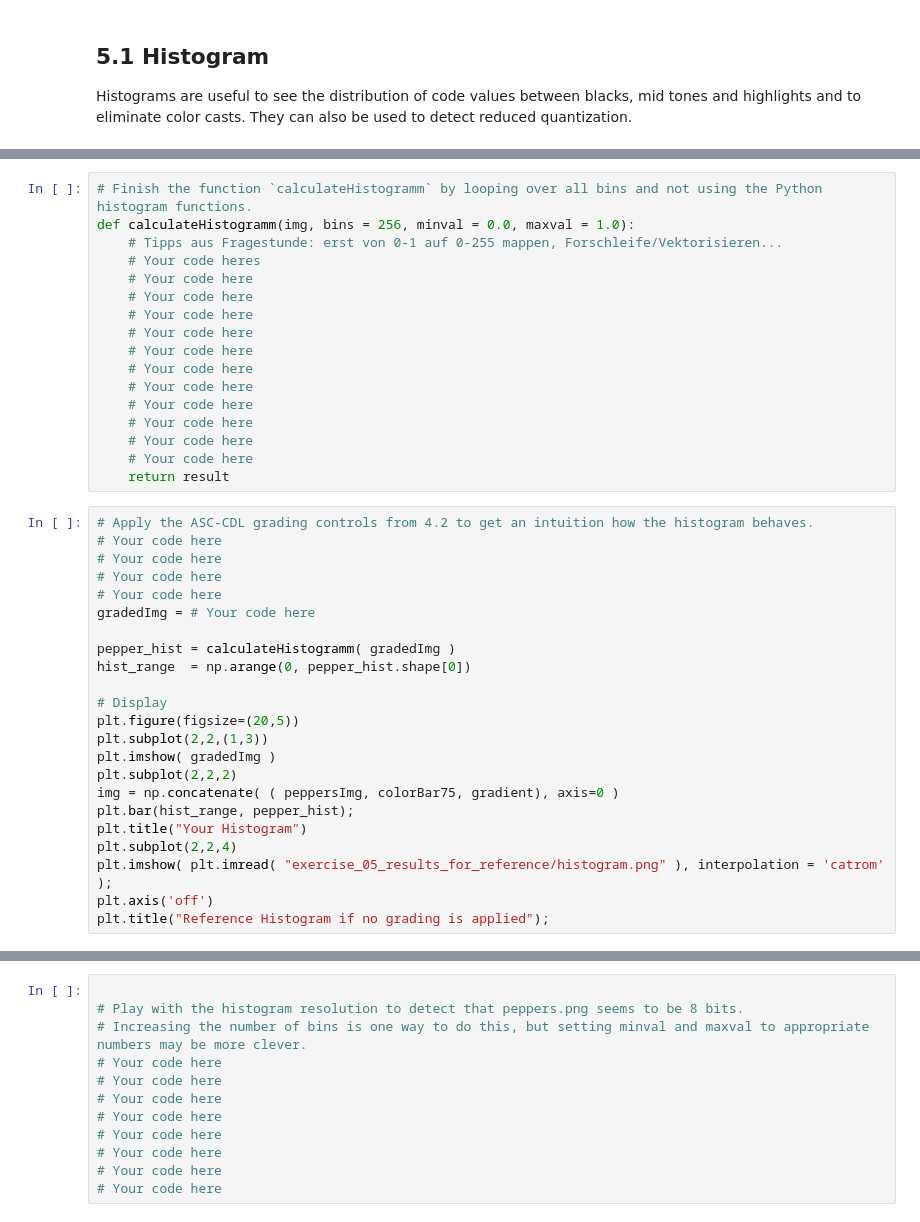
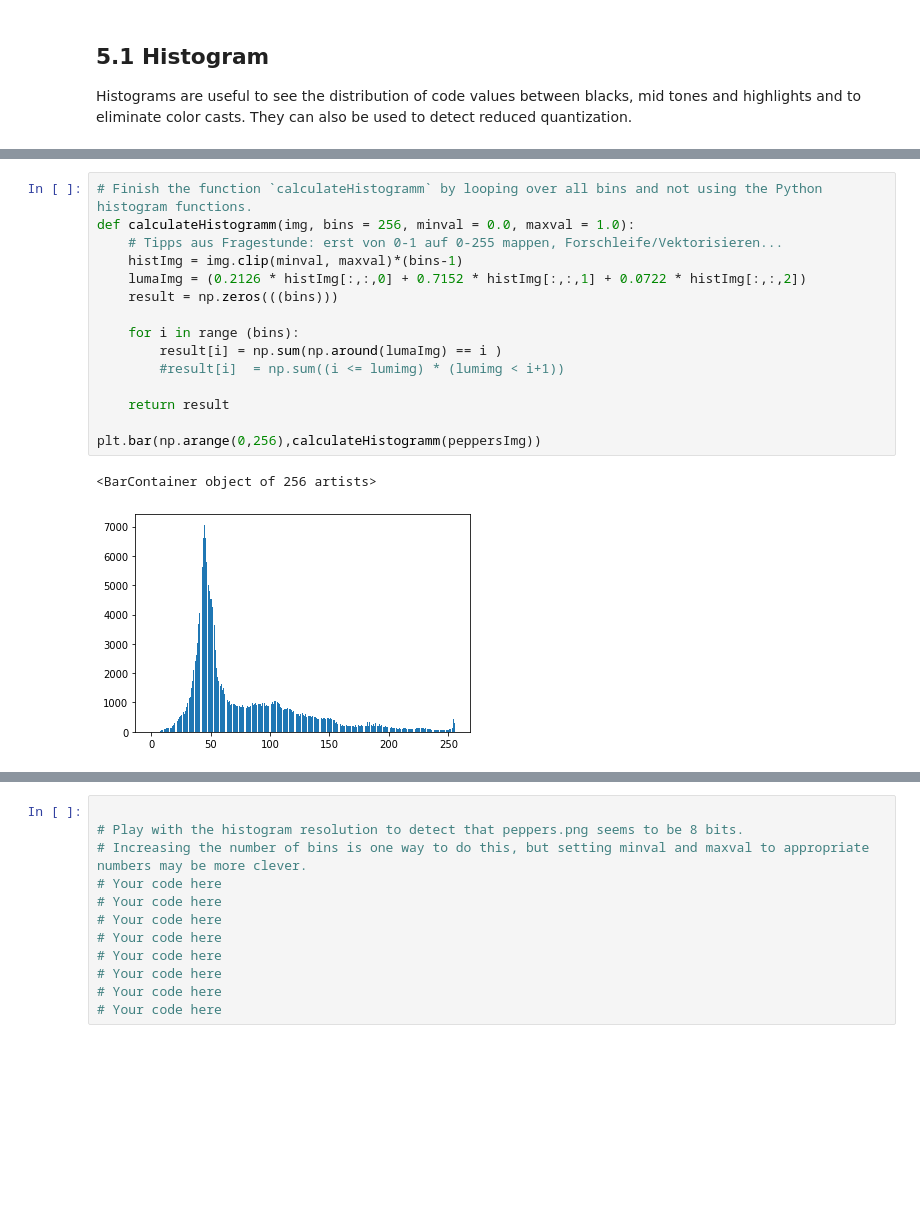
Before and after one commit to kilianeifler/Filmtechnik_HdM, a Jupyter notebook: Ex_5/Exercise_05_Group_03.ipynb, the cells around one changed output, grey strips where cells are left out. Saved outputs shown, nothing was run; the diff lists cells and outputs as text; blank space fills up the shorter version.

```diff
--- a/Ex_5/Exercise_05_Group_03.ipynb
+++ b/Ex_5/Exercise_05_Group_03.ipynb
@@ -171,40 +181,18 @@ Histograms are useful to see the distribution of code values between blacks, mid
 # %%
 # Finish the function `calculateHistogramm` by looping over all bins and not using the Python histogram functions.
 def calculateHistogramm(img, bins = 256, minval = 0.0, maxval = 1.0):
     # Tipps aus Fragestunde: erst von 0-1 auf 0-255 mappen, Forschleife/Vektorisieren...
-    # Your code heres
-    # Your code here
-    # Your code here
-    # Your code here
-    # Your code here
-    # Your code here
-    # Your code here
-    # Your code here
-    # Your code here
-    # Your code here
-    # Your code here
-    # Your code here
+    histImg = img.clip(minval, maxval)*(bins-1)
+    lumaImg = (0.2126 * histImg[:,:,0] + 0.7152 * histImg[:,:,1] + 0.0722 * histImg[:,:,2])
+    result = np.zeros(((bins)))
+
+    for i in range (bins):
+        result[i] = np.sum(np.around(lumaImg) == i )
+        #result[i]  = np.sum((i <= lumimg) * (lumimg < i+1))
+
     return result
+
+plt.bar(np.arange(0,256),calculateHistogramm(peppersImg))
+# %% [output]
+<BarContainer object of 256 artists>
+[figure, added]
-# %%
-# Apply the ASC-CDL grading controls from 4.2 to get an intuition how the histogram behaves.
-# Your code here
-# Your code here
-# Your code here
-# Your code here
-gradedImg = # Your code here
-
-pepper_hist = calculateHistogramm( gradedImg )
-hist_range  = np.arange(0, pepper_hist.shape[0])
-
-# Display
-plt.figure(figsize=(20,5))
-plt.subplot(2,2,(1,3))
-plt.imshow( gradedImg )
-plt.subplot(2,2,2)
-img = np.concatenate( ( peppersImg, colorBar75, gradient), axis=0 )
-plt.bar(hist_range, pepper_hist);
-plt.title("Your Histogram")
-plt.subplot(2,2,4)
-plt.imshow( plt.imread( "exercise_05_results_for_reference/histogram.png" ), interpolation = 'catrom' );
-plt.axis('off')
-plt.title("Reference Histogram if no grading is applied");
```
Also changed, not shown: parts of 2 cells of this notebook.
